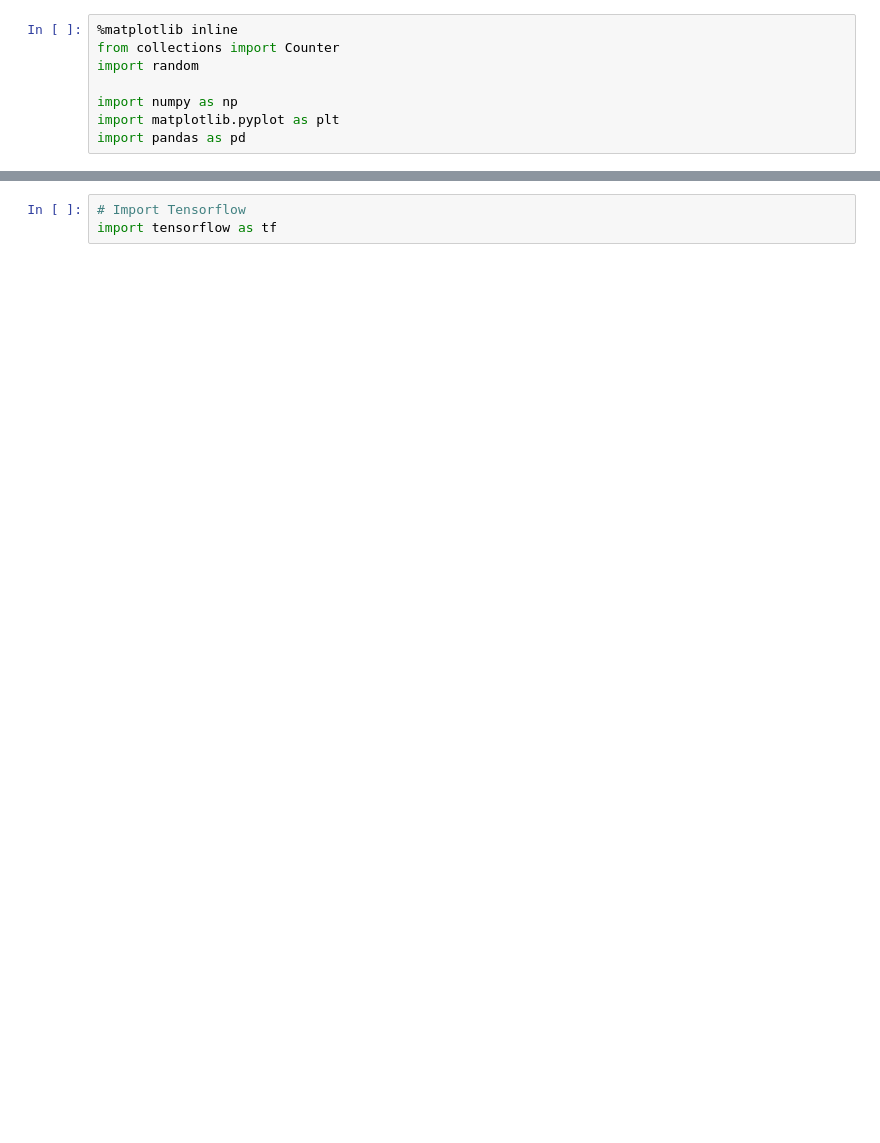
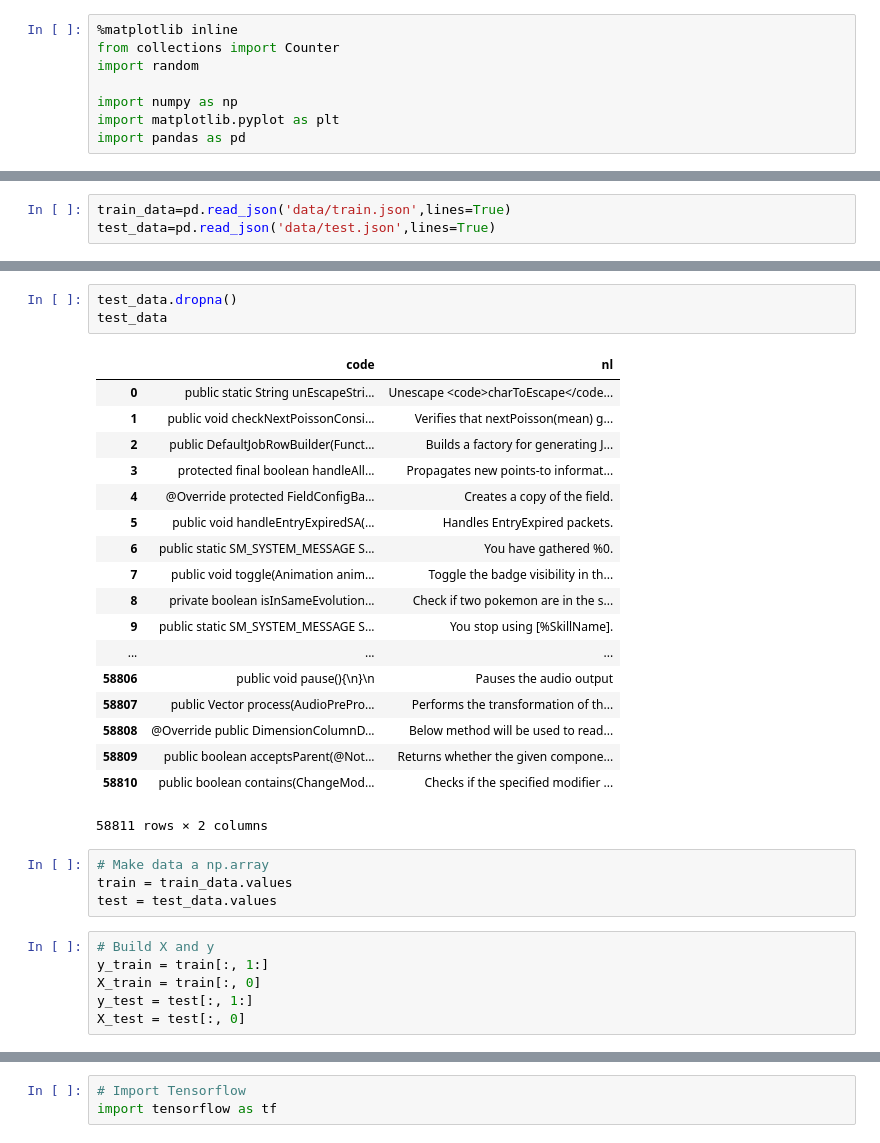
Before and after one commit to ll1195831146/7245-Big-Data-Systems, a Jupyter notebook: Final-CommentGenerator.ipynb, the cells around one changed output, grey strips where cells are left out. Saved outputs shown, nothing was run; the diff lists cells and outputs as text; blank space fills up the shorter version.

```diff
--- a/Final-CommentGenerator.ipynb
+++ b/Final-CommentGenerator.ipynb
@@ -370,0 +9,3 @@ print(Y_test_encoded.shape)
+# %%
+train_data=pd.read_json('data/train.json',lines=True)
+test_data=pd.read_json('data/test.json',lines=True)
@@ -370,0 +34,32 @@ print(Y_test_encoded.shape)
+# %%
+test_data.dropna()
+test_data
+# %% [output]
+|  | code | nl |
+| 0 | public static String unEscapeStri... | Unescape <code>charToEscape</code... |
+| 1 | public void checkNextPoissonConsi... | Verifies that nextPoisson(mean) g... |
+| 2 | public DefaultJobRowBuilder(Funct... | Builds a factory for generating J... |
+| 3 | protected final boolean handleAll... | Propagates new points-to informat... |
+| 4 | @Override protected FieldConfigBa... | Creates a copy of the field. |
+| 5 | public void handleEntryExpiredSA(... | Handles EntryExpired packets. |
+| 6 | public static SM_SYSTEM_MESSAGE S... | You have gathered %0. |
+| 7 | public void toggle(Animation anim... | Toggle the badge visibility in th... |
+| 8 | private boolean isInSameEvolution... | Check if two pokemon are in the s... |
+| 9 | public static SM_SYSTEM_MESSAGE S... | You stop using [%SkillName]. |
+| ... | ... | ... |
+| 58806 | public void pause(){\n}\n | Pauses the audio output |
+| 58807 | public Vector process(AudioPrePro... | Performs the transformation of th... |
+| 58808 | @Override public DimensionColumnD... | Below method will be used to read... |
+| 58809 | public boolean acceptsParent(@Not... | Returns whether the given compone... |
+| 58810 | public boolean contains(ChangeMod... | Checks if the specified modifier ... |
+58811 rows × 2 columns
+# %%
+# Make data a np.array
+train = train_data.values
+test = test_data.values
+# %%
+# Build X and y
+y_train = train[:, 1:]
+X_train = train[:, 0]
+y_test = test[:, 1:]
+X_test = test[:, 0]
```
Also changed, not shown: parts of 130 cells of this notebook.
